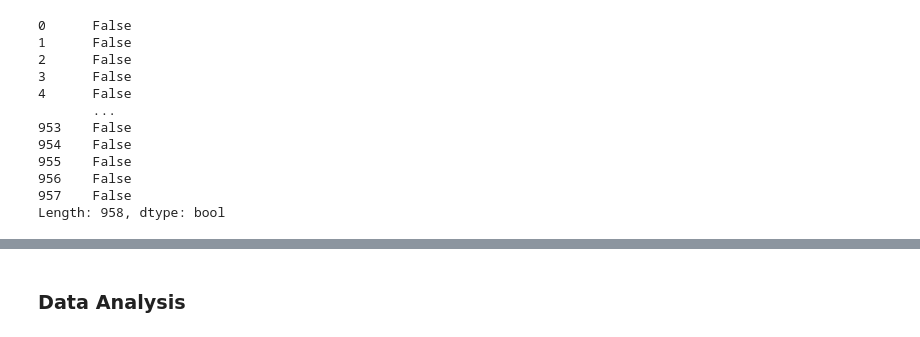
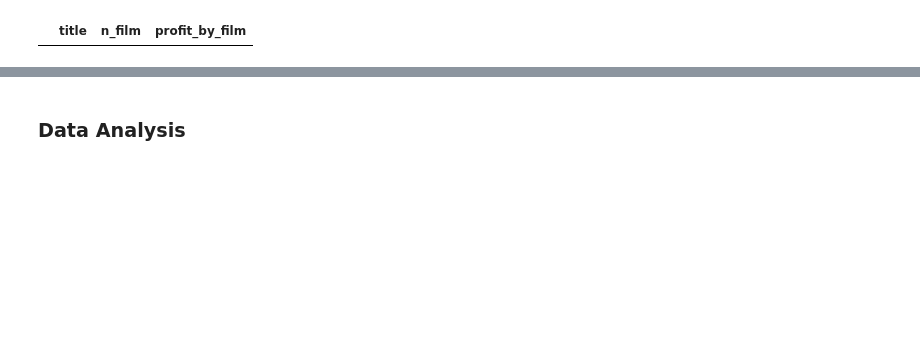
Before and after one commit to aifakhri/simple-sql-for-data-analysis, a Jupyter notebook: film_count_profit.ipynb, the cells around one changed output, grey strips where cells are left out. Drawn from its saved outputs; the diff is of its cells as text; code cells hidden in the pictures; blank space fills up the shorter version.

```diff
--- a/film_count_profit.ipynb
+++ b/film_count_profit.ipynb
@@ -42,16 +52,5 @@ profit_by_film      0
 dtype: int64
 # %%
-df.duplicated()
+df[df.duplicated()]
 # %% [output]
-0      False
-1      False
-2      False
-3      False
-4      False
-       ...
-953    False
-954    False
-955    False
-956    False
-957    False
-Length: 958, dtype: bool
+|  | title | n_film | profit_by_film |
```
Also changed, not shown: parts of 11 cells of this notebook.
